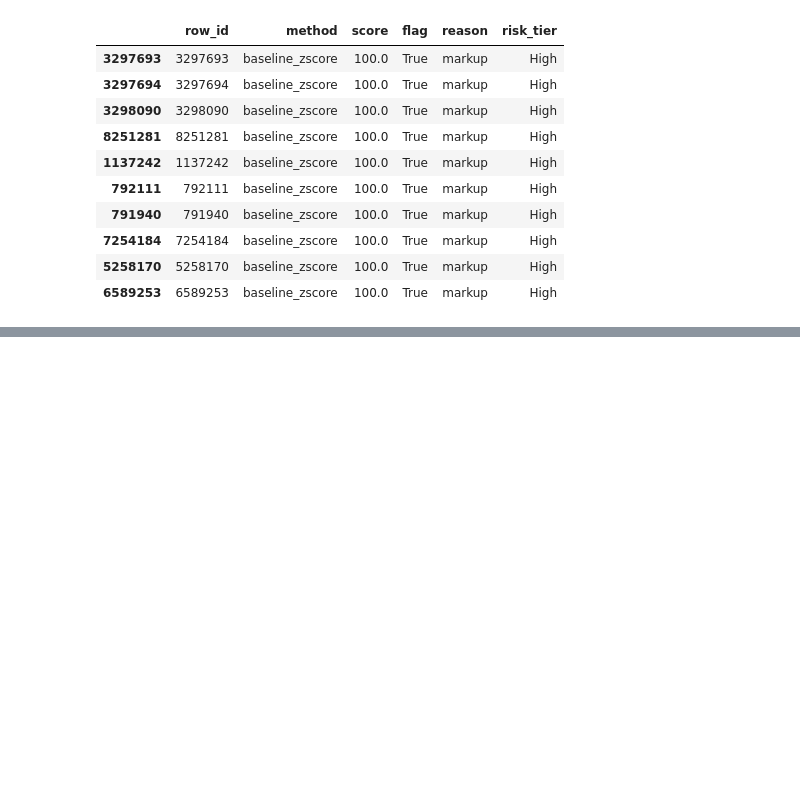
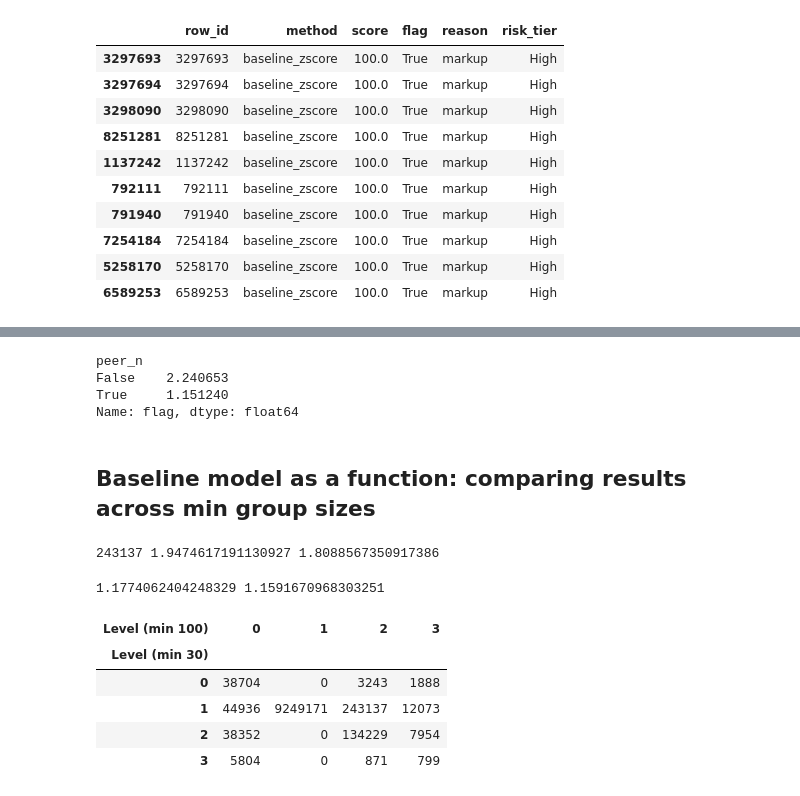
Before and after one commit to erikazoo/mbradd, a Jupyter notebook: baseline_features.ipynb, the cells around one changed output, grey strips where cells are left out. Saved outputs shown, nothing was run; the diff lists cells and outputs as text; code cells hidden in the pictures; blank space fills up the shorter version.

```diff
--- a/baseline_features.ipynb
+++ b/baseline_features.ipynb
@@ -288,0 +350,10 @@ df.sort_values("baseline_raw", ascending=False)[["row_id", "baseline_raw", "reas
+# %%
+# Proportion of flagged claims in groups of size 100+
+s.groupby(s["peer_n"] >= 100)["flag"].mean() * 100
+# %% [output]
+peer_n
+False    2.240653
+True     1.151240
+Name: flag, dtype: float64
+# %% [markdown]
+## Baseline model as a function: comparing results across min group sizes
@@ -288,0 +407,25 @@ df.sort_values("baseline_raw", ascending=False)[["row_id", "baseline_raw", "reas
+# %%
+# run on a 30 and 100 min groups
+b30  = run_baseline(df, 30)
+b100 = run_baseline(df, 100)
+# Rows that change peers when min size goes from 30 to 100:
+moved = (b30["peer_level"] == 1) & (b100["peer_level"] == 2)
+print(moved.sum(), b30.loc[moved, "flag"].mean()*100, b100.loc[moved, "flag"].mean()*100)
+# %% [output]
+243137 1.9474617191130927 1.8088567350917386
+# %%
+# Flag Rates
+print(b30["flag"].mean()*100, b100["flag"].mean()*100)
+# %% [output]
+1.1774062404248329 1.1591670968303251
+# %%
+# How rows change peer level between min 30 and min 100
+display(pd.crosstab(b30["peer_level"], b100["peer_level"],
+                    rownames=["Level (min 30)"], colnames=["Level (min 100)"]))
+# %% [output]
+| Level (min 100) | 0 | 1 | 2 | 3 |
+| Level (min 30) |  |  |  |  |
+| 0 | 38704 | 0 | 3243 | 1888 |
+| 1 | 44936 | 9249171 | 243137 | 12073 |
+| 2 | 38352 | 0 | 134229 | 7954 |
+| 3 | 5804 | 0 | 871 | 799 |
```
Also changed, not shown: parts of 17 cells of this notebook.
